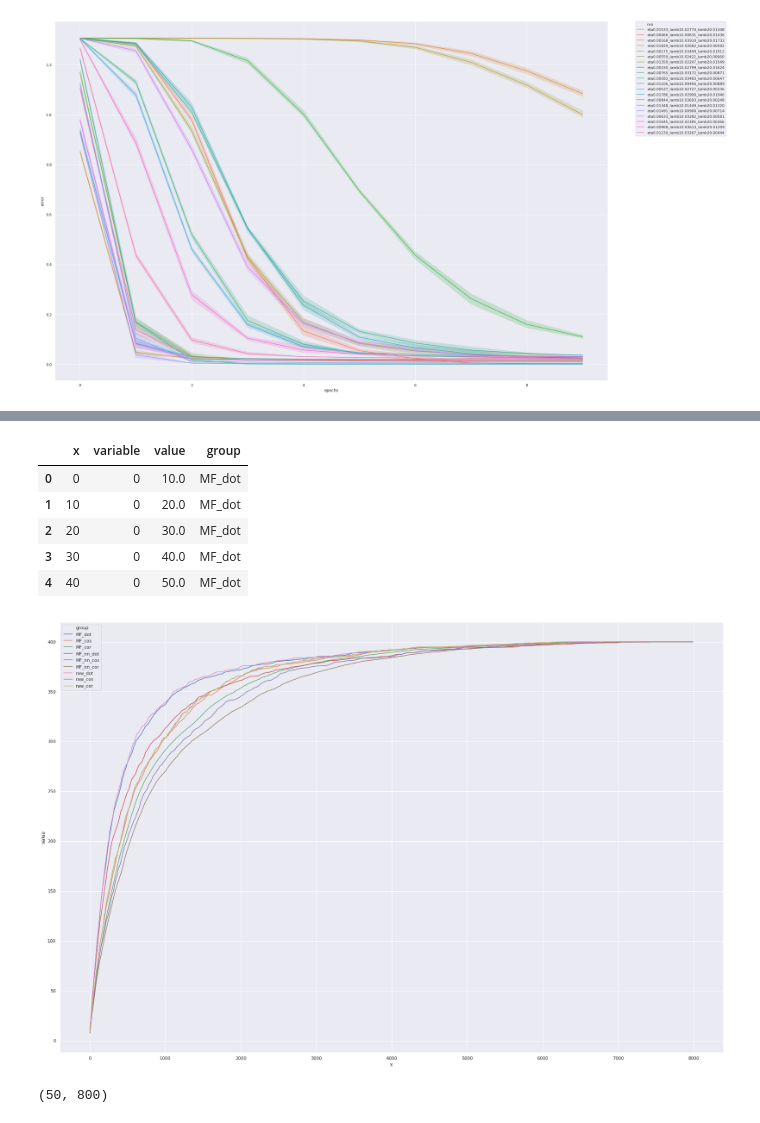
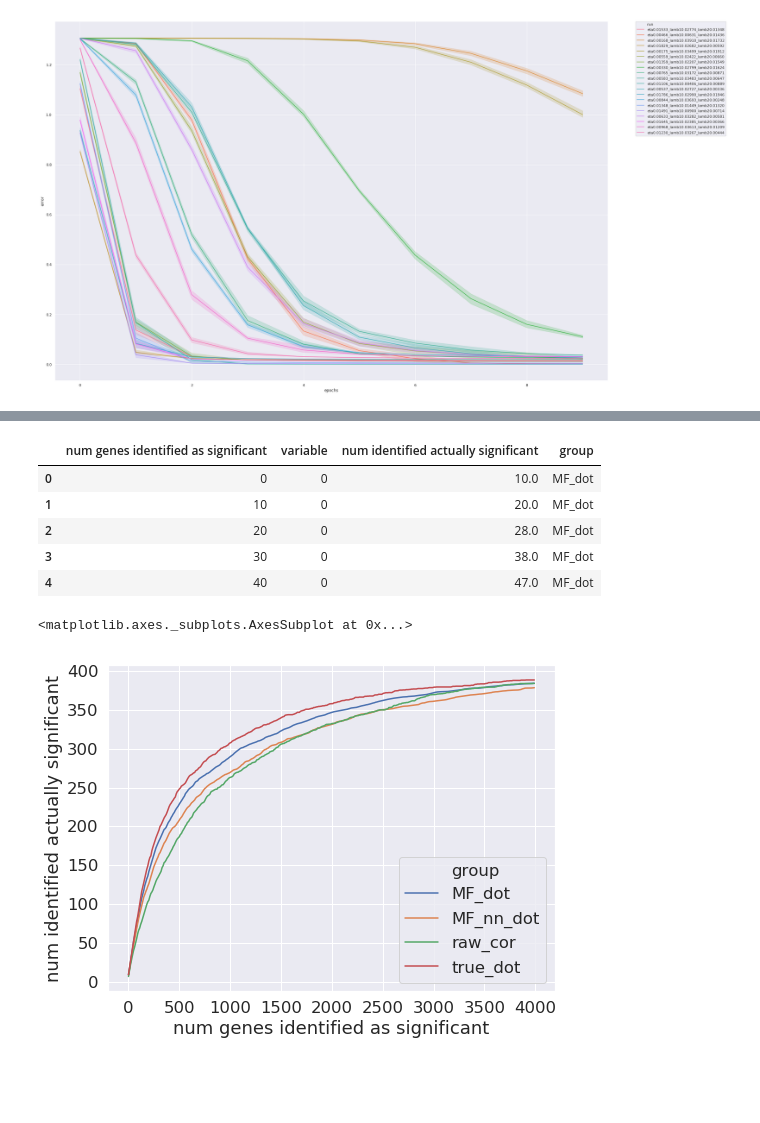
Before and after one commit to psturmfels/cfAD, a Jupyter notebook: notebooks/latentFactorSimulations/IndependentSimulations.ipynb, the cells around one changed output, grey strips where cells are left out. Drawn from its saved outputs; the diff is of its cells as text; code cells hidden in the pictures; blank space fills up the shorter version.

```diff
--- a/IndependentSimulations.ipynb
+++ b/notebooks/latentFactorSimulations/IndependentSimulations.ipynb
@@ -266,40 +174,36 @@ for rep in range(numReps):
-# %%
-x_values = np.arange(numPlotPoints) * 10
-
-def MatToMeltDF(im, group_name):
-    im_dot_df = pd.DataFrame(im.T)
-    im_dot_df['x'] = x_values
-    im_dot_df = pd.melt(im_dot_df, id_vars=['x'])
-    im_dot_df['group'] = group_name
-    return im_dot_df
+# %%
+def MatToMeltDF(im, group_name, num_points_cutoff=400):
+    im_dot_df = pd.DataFrame(im[:, :num_points_cutoff].T)
+    x_values = np.arange(num_points_cutoff) * 10 #np.arange(numPlotPoints) * 10
+    im_dot_df['num genes identified as significant'] = x_values
+    im_dot_df = pd.melt(im_dot_df, id_vars=['num genes identified as significant'],
+                        value_name='num identified actually significant')
+    im_dot_df['group'] = group_name
+    return im_dot_df
 # %%
 im_dot_df = MatToMeltDF(im_dot, group_name='MF_dot')
-im_cos_df = MatToMeltDF(im_cos, group_name='MF_cos')
-im_cor_df = MatToMeltDF(im_cor, group_name='MF_cor')
 
 nn_dot_df = MatToMeltDF(nn_dot, group_name='MF_nn_dot')
-nn_cos_df = MatToMeltDF(nn_cos, group_name='MF_nn_cos')
-nn_cor_df = MatToMeltDF(nn_cor, group_name='MF_nn_cor')
 
 raw_dot_df = MatToMeltDF(raw_dot, group_name='raw_dot')
-raw_cos_df = MatToMeltDF(raw_cos, group_name='raw_cos')
 raw_cor_df = MatToMeltDF(raw_cor, group_name='raw_cor')
 
-concat_df = pd.concat([im_dot_df, im_cos_df, im_cor_df, nn_dot_df, nn_cos_df, nn_cor_df, raw_dot_df, raw_cos_df, raw_cor_df])
+true_dot_df = MatToMeltDF(true_dot, group_name='true_dot')
+
+concat_df = pd.concat([im_dot_df, nn_dot_df, raw_cor_df, true_dot_df])
 concat_df.head()
 # %% [output]
-|  | x | variable | value | group |
+|  | num genes identified as significant | variable | num identified actually significant | group |
 | 0 | 0 | 0 | 10.0 | MF_dot |
 | 1 | 10 | 0 | 20.0 | MF_dot |
-| 2 | 20 | 0 | 30.0 | MF_dot |
-| 3 | 30 | 0 | 40.0 | MF_dot |
-| 4 | 40 | 0 | 50.0 | MF_dot |
+| 2 | 20 | 0 | 28.0 | MF_dot |
+| 3 | 30 | 0 | 38.0 | MF_dot |
+| 4 | 40 | 0 | 47.0 | MF_dot |
+# %%
+plt.rcParams['figure.figsize'] = [8, 6]
+sns.set(font_scale=1.5)
 # %%
-sns.lineplot(x='x', y='value', hue='group', data=concat_df, ci=None)
-plt.rcParams['figure.figsize'] = [30, 20]
+sns.lineplot(x='num genes identified as significant', y='num identified actually significant', hue='group', data=concat_df, ci=None)
 # %% [output]
+<matplotlib.axes._subplots.AxesSubplot at 0x...>
-[figure, old version]
+[figure, new version]
-# %%
-print(im_dot.shape)
-# %% [output]
-(50, 800)
```
Also changed, not shown: parts of 8 cells of this notebook, 7 other files.
